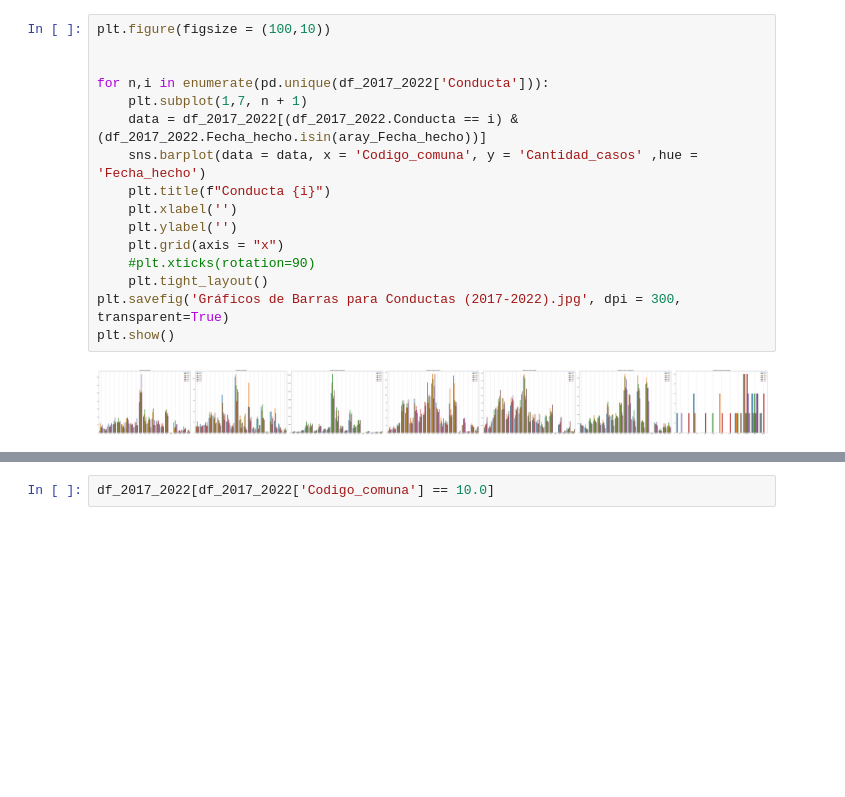
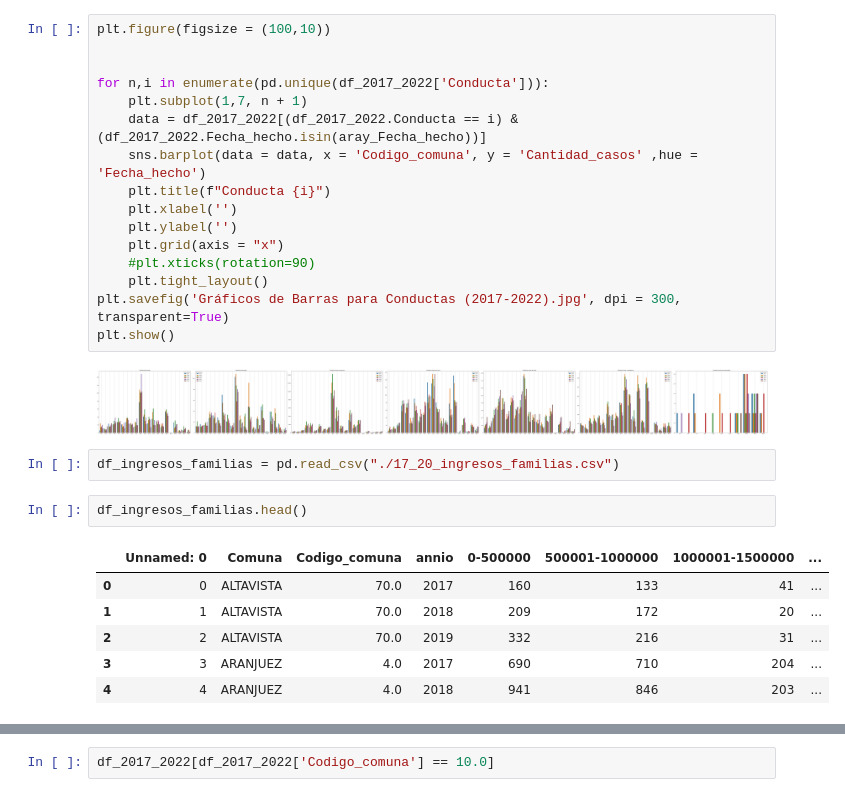
Before and after one commit to DanielNietoMora8/Hackaton_IUPB_eq05, a Jupyter notebook: CodeDatosHurtos.ipynb, the cells around one changed output, grey strips where cells are left out. Saved outputs shown, nothing was run; the diff lists cells and outputs as text; blank space fills up the shorter version.

```diff
--- a/CodeDatosHurtos.ipynb
+++ b/CodeDatosHurtos.ipynb
@@ -107,3 +107,14 @@ plt.savefig('Gráficos de Barras para Conductas (2017-2022).jpg', dpi = 300, tra
 plt.show()
 # %% [output]
 [figure]
+# %%
+df_ingresos_familias = pd.read_csv("./17_20_ingresos_familias.csv")
+# %%
+df_ingresos_familias.head()
+# %% [output]
+|  | Unnamed: 0 | Comuna | Codigo_comuna | annio | 0-500000 | 500001-1000000 | 1000001-1500000 | ... |
+| 0 | 0 | ALTAVISTA | 70.0 | 2017 | 160 | 133 | 41 | ... |
+| 1 | 1 | ALTAVISTA | 70.0 | 2018 | 209 | 172 | 20 | ... |
+| 2 | 2 | ALTAVISTA | 70.0 | 2019 | 332 | 216 | 31 | ... |
+| 3 | 3 | ARANJUEZ | 4.0 | 2017 | 690 | 710 | 204 | ... |
+| 4 | 4 | ARANJUEZ | 4.0 | 2018 | 941 | 846 | 203 | ... |
```
Also changed, not shown: parts of 2 cells of this notebook, 1 other file.
